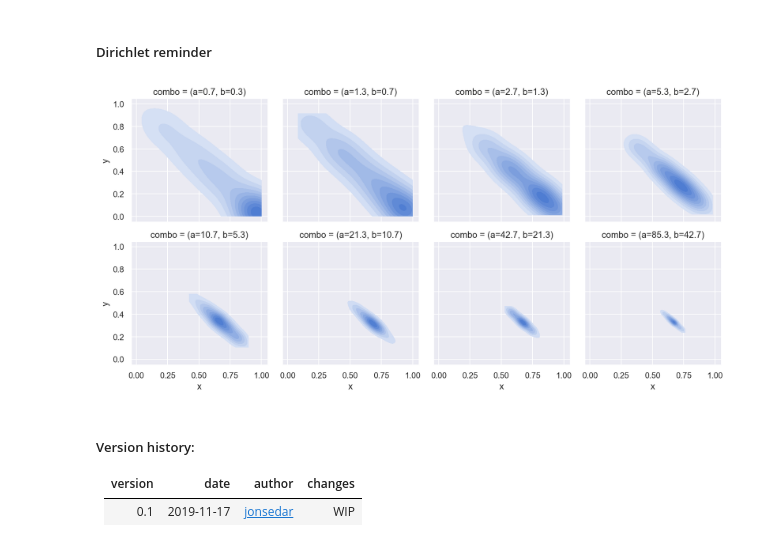
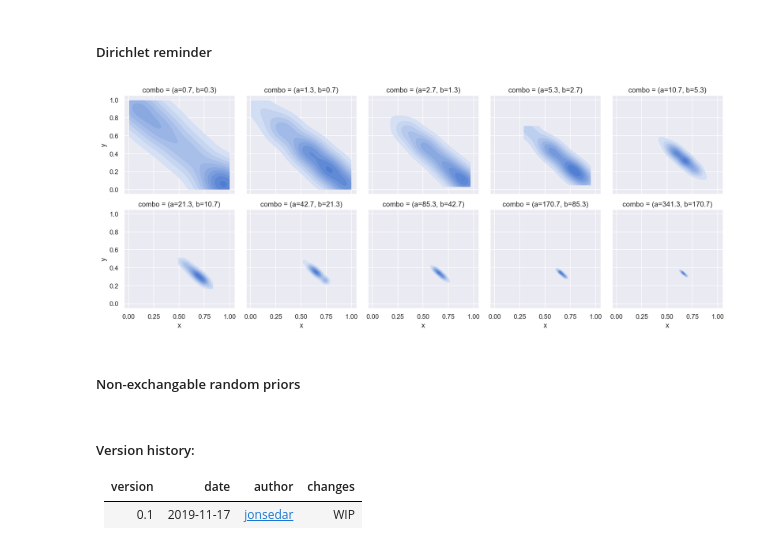
Before and after one commit to jonsedar/pymc3_examples, a Jupyter notebook: notebooks/glm-robust-regression-using-a-gmm-for-outlier-classification.ipynb, the cells around one changed output. Cells and saved outputs as stored; diff of their text form; code cells hidden in the pictures.

```diff
--- a/notebooks/glm-robust-regression-using-a-gmm-for-outlier-classification.ipynb
+++ b/notebooks/glm-robust-regression-using-a-gmm-for-outlier-classification.ipynb
@@ -582,15 +628,17 @@ Dan FM Gist: https://gist.github.com/dfm/5250dd2f17daf60cbe582ceeeb2fd12f
 ##### Dirichlet reminder
 # %%
 l = []
-for a, b in zip(2**np.arange(0, 8, 1) - 2**np.arange(0, 8, 1)/3, 2**np.arange(0, 8, 1)/3):
+for a, b in zip(2**np.arange(0, 10, 1) - 2**np.arange(0, 10, 1)/3, 2**np.arange(0, 10, 1)/3):
 
     # df = pd.DataFrame(np.random.dirichlet(alpha=[a, b], size=100), columns=['x', 'y'])
     df = pd.DataFrame(pm.Dirichlet.dist(a=np.array([a, b])).random(size=100), columns=['x', 'y'])
     df['combo'] = '(a={:.1f}, b={:.1f})'.format(a, b)
     l.append(df)
 
 dfp = pd.concat(l, axis=0)
-gd = sns.FacetGrid(col='combo', data=dfp, col_wrap=4)
+gd = sns.FacetGrid(col='combo', data=dfp, col_wrap=5)
 _ = gd.map(sns.kdeplot, 'x', 'y', shade=True, shade_lowest=False, cut=0)
 # %% [output]
-[figure, old version]
+[figure, new version]
+# %% [markdown]
+##### Non-exchangable random priors
```
Also changed, not shown: parts of 35 cells of this notebook.
